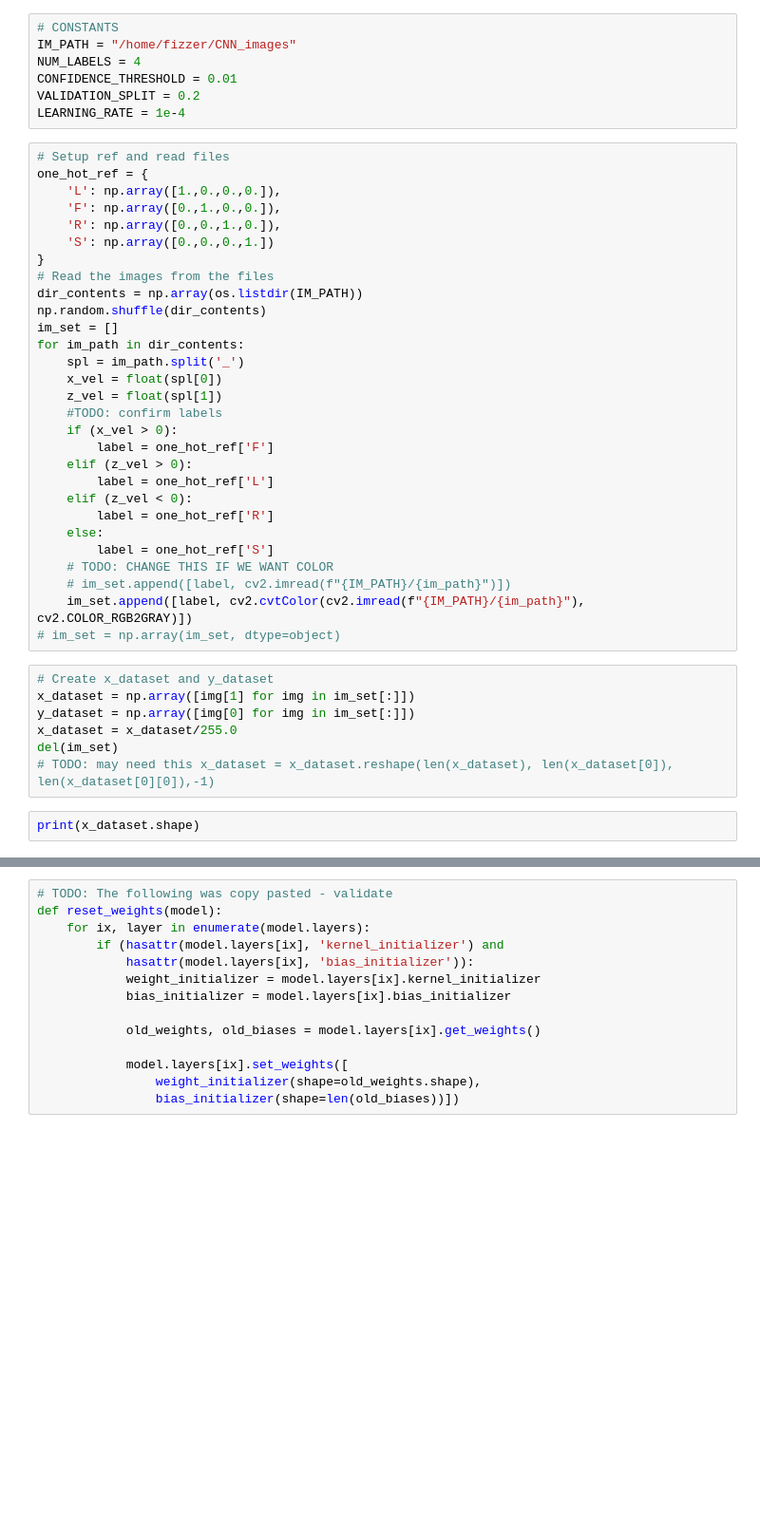
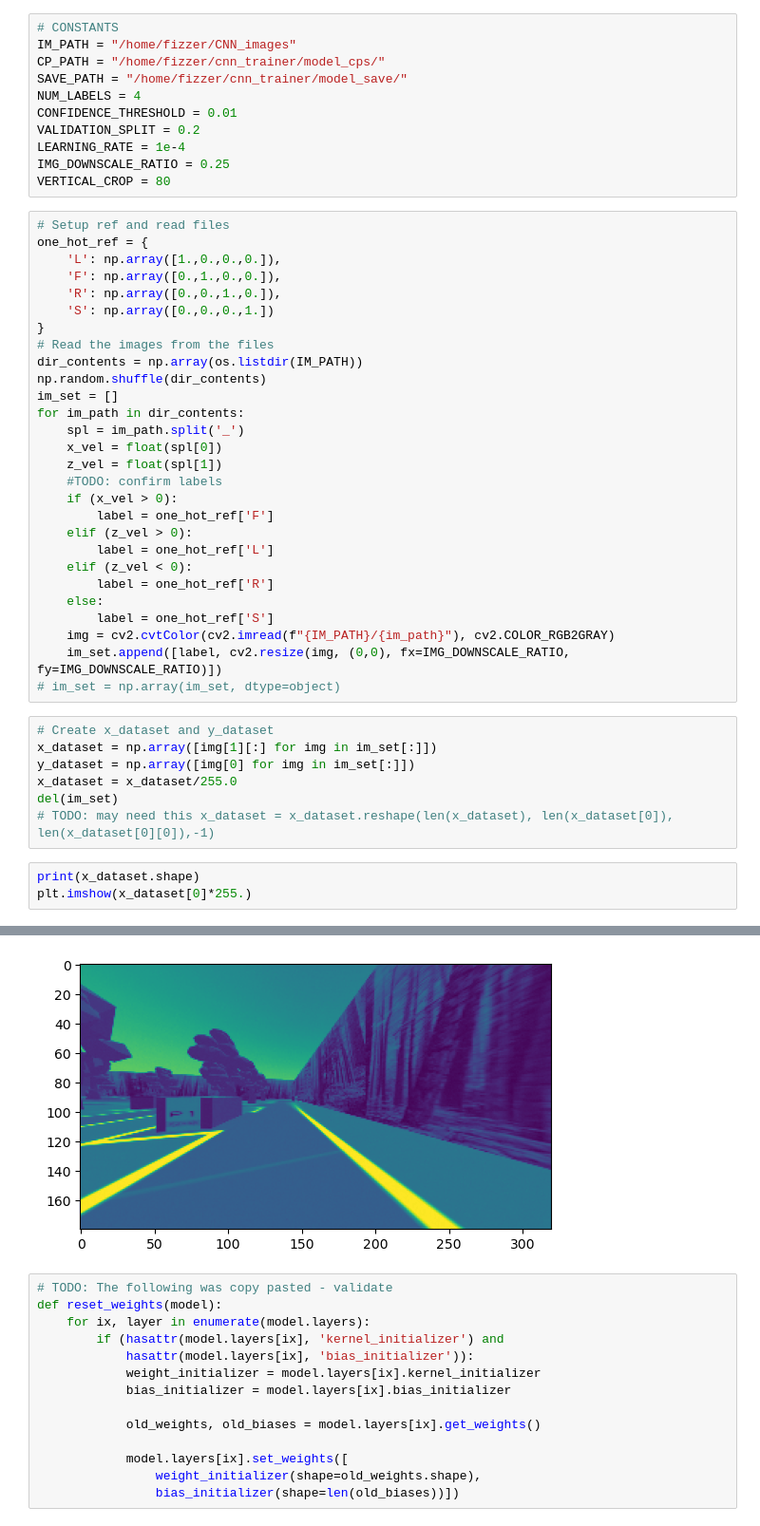
Before and after one commit to mackWilson2795/353_cnn_trainer, a Jupyter notebook: cnn_trainer_jupy.ipynb, the cells around one changed output, grey strips where cells are left out. Shown at 95% size. Saved outputs shown, nothing was run; the diff lists cells and outputs as text; blank space fills up the shorter version.

```diff
--- a/cnn_trainer_jupy.ipynb
+++ b/cnn_trainer_jupy.ipynb
@@ -31,10 +35,14 @@ To enable them in other operations, rebuild TensorFlow with the appropriate comp
 # %%
 # CONSTANTS
 IM_PATH = "/home/fizzer/CNN_images"
+CP_PATH = "/home/fizzer/cnn_trainer/model_cps/"
+SAVE_PATH = "/home/fizzer/cnn_trainer/model_save/"
 NUM_LABELS = 4
 CONFIDENCE_THRESHOLD = 0.01
 VALIDATION_SPLIT = 0.2
 LEARNING_RATE = 1e-4
+IMG_DOWNSCALE_RATIO = 0.25
+VERTICAL_CROP = 80
 # %%
 # Setup ref and read files
 one_hot_ref = {
@@ -60,17 +68,17 @@ for im_path in dir_contents:
         label = one_hot_ref['R']
     else:
         label = one_hot_ref['S']
-    # TODO: CHANGE THIS IF WE WANT COLOR
-    # im_set.append([label, cv2.imread(f"{IM_PATH}/{im_path}")])
-    im_set.append([label, cv2.cvtColor(cv2.imread(f"{IM_PATH}/{im_path}"), cv2.COLOR_RGB2GRAY)])
+    img = cv2.cvtColor(cv2.imread(f"{IM_PATH}/{im_path}"), cv2.COLOR_RGB2GRAY)
+    im_set.append([label, cv2.resize(img, (0,0), fx=IMG_DOWNSCALE_RATIO, fy=IMG_DOWNSCALE_RATIO)])
 # im_set = np.array(im_set, dtype=object)
 # %%
 # Create x_dataset and y_dataset
-x_dataset = np.array([img[1] for img in im_set[:]])
+x_dataset = np.array([img[1][:] for img in im_set[:]])
 y_dataset = np.array([img[0] for img in im_set[:]])
 x_dataset = x_dataset/255.0
 del(im_set)
 # TODO: may need this x_dataset = x_dataset.reshape(len(x_dataset), len(x_dataset[0]), len(x_dataset[0][0]),-1)
 # %%
 print(x_dataset.shape)
+plt.imshow(x_dataset[0]*255.)
 # %% [output]
@@ -78,3 +87,4 @@ print(x_dataset.shape)
+[figure, added]
 # %%
 # TODO: The following was copy pasted - validate
 def reset_weights(model):
```
Also changed, not shown: parts of 13 cells of this notebook, 10 other files.
